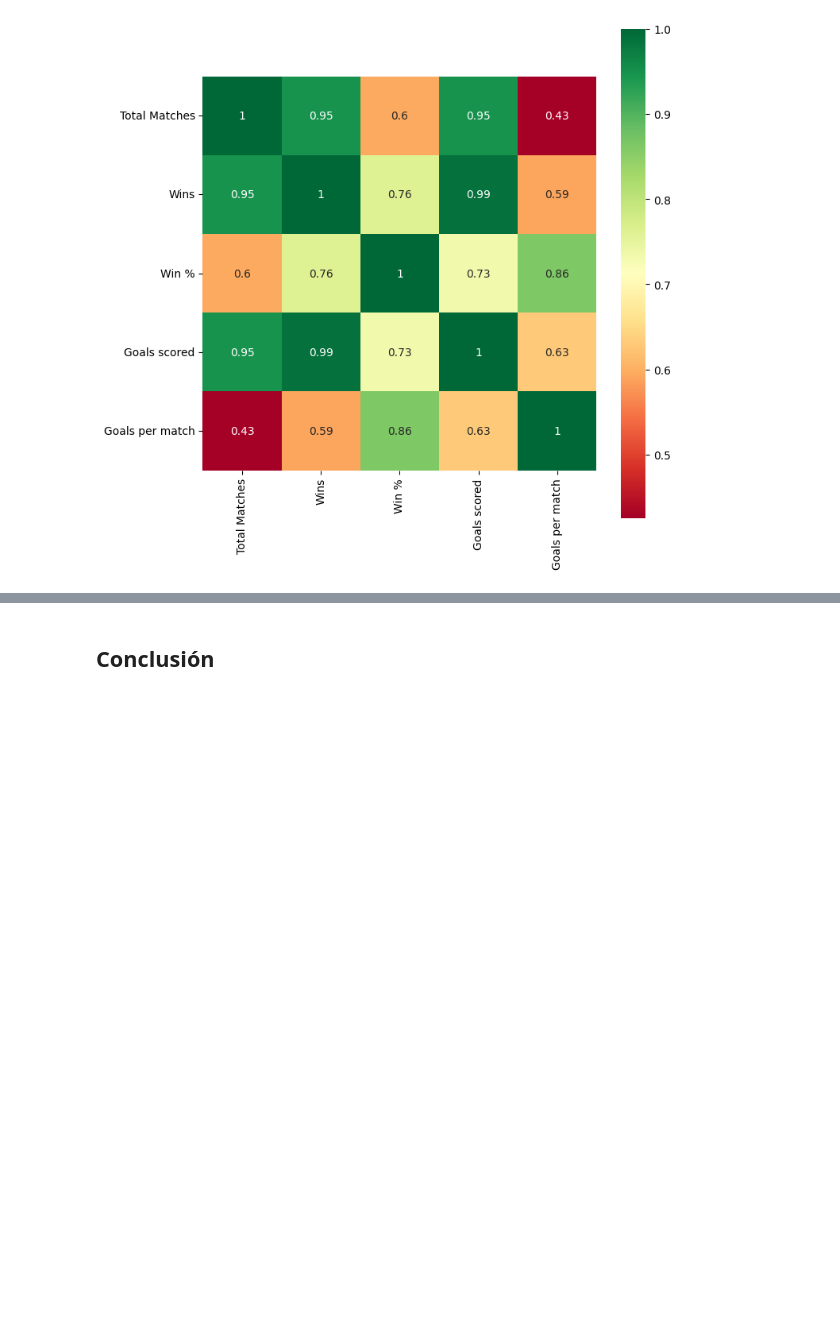
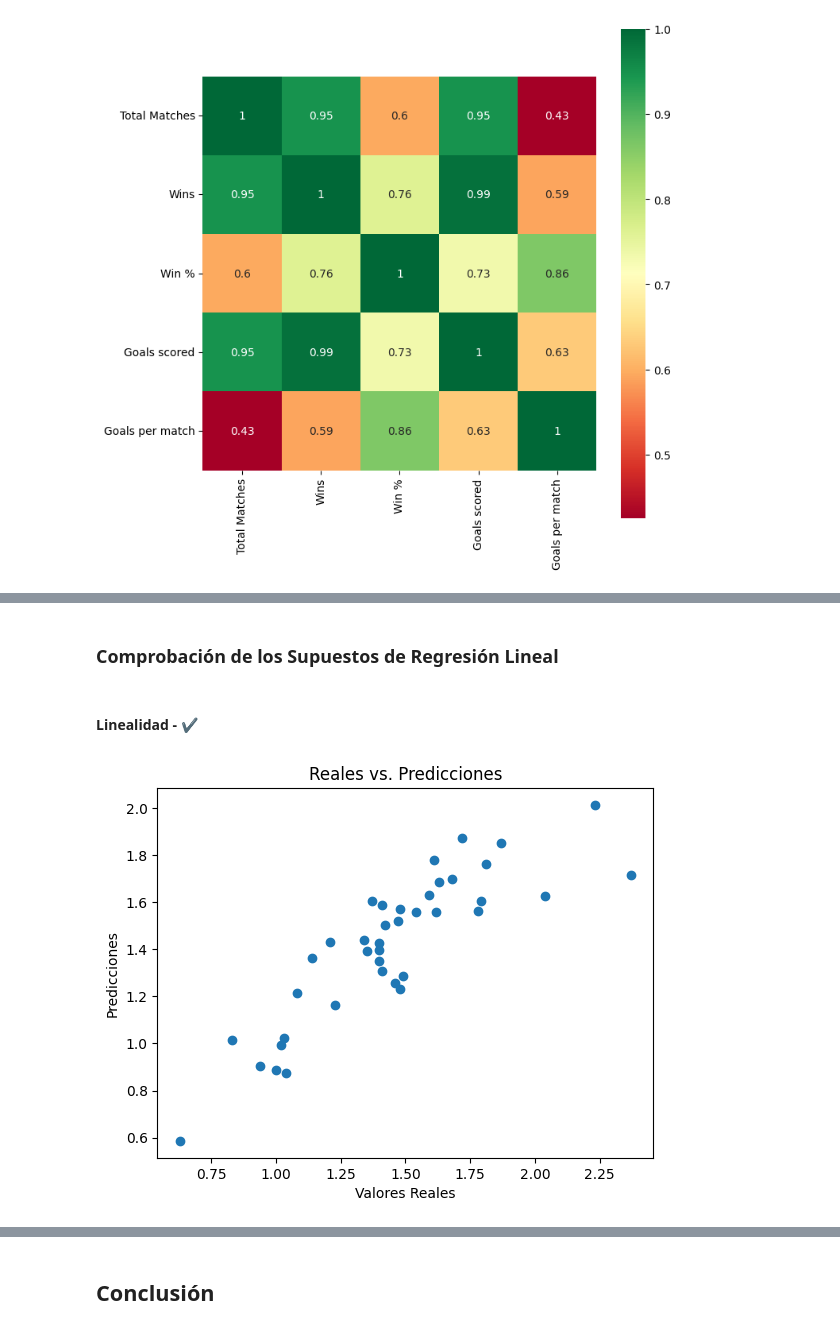
Before and after one commit to aiko-isnt-ded/lab_modeling, a Jupyter notebook: homeworks/Tarea2_Viviana Toledo.ipynb, the cells around one changed output, grey strips where cells are left out. Drawn from its saved outputs; the diff is of its cells as text; code cells hidden in the pictures; blank space fills up the shorter version.

```diff
--- a/homeworks/Tarea2_Viviana Toledo.ipynb
+++ b/homeworks/Tarea2_Viviana Toledo.ipynb
@@ -96,0 +248,12 @@ p=sns.heatmap(df[['Total Matches', 'Wins', 'Win %', 'Goals scored', 'Goals per m
+# %% [markdown]
+### Comprobación de los Supuestos de Regresión Lineal
+# %% [markdown]
+#### Linealidad - ✔
+# %%
+plt.scatter(y_test, y_pred_test)
+plt.xlabel("Valores Reales")
+plt.ylabel("Predicciones")
+plt.title("Reales vs. Predicciones")
+plt.show()
+# %% [output]
+[figure, added]
```
Also changed, not shown: parts of 32 cells of this notebook, 6 other files.
